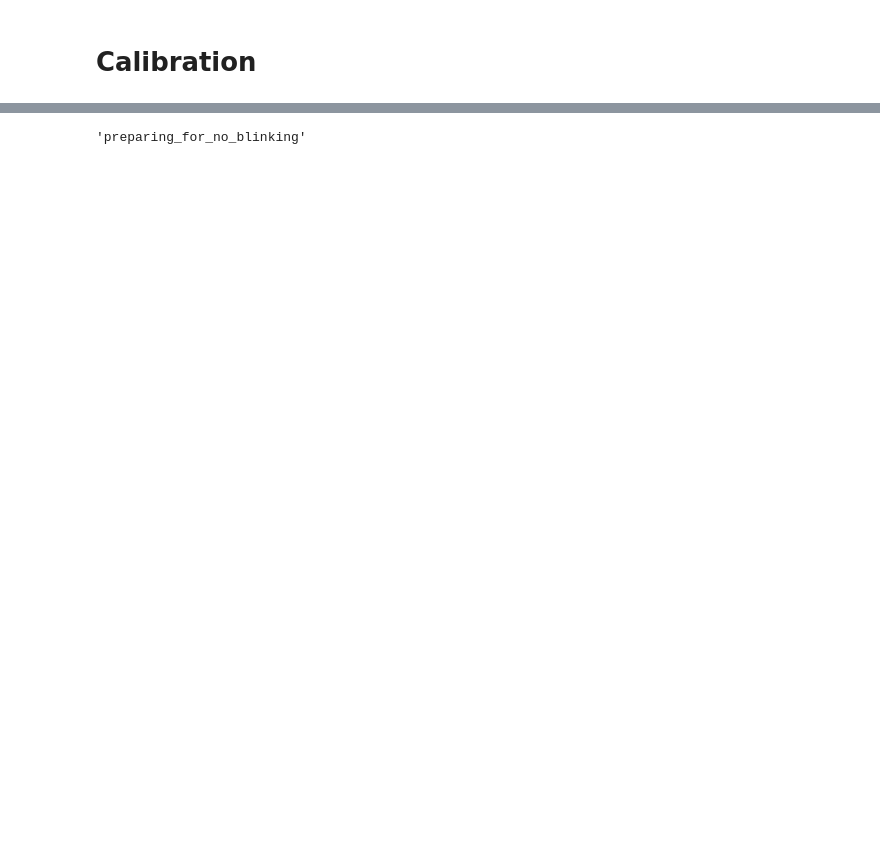
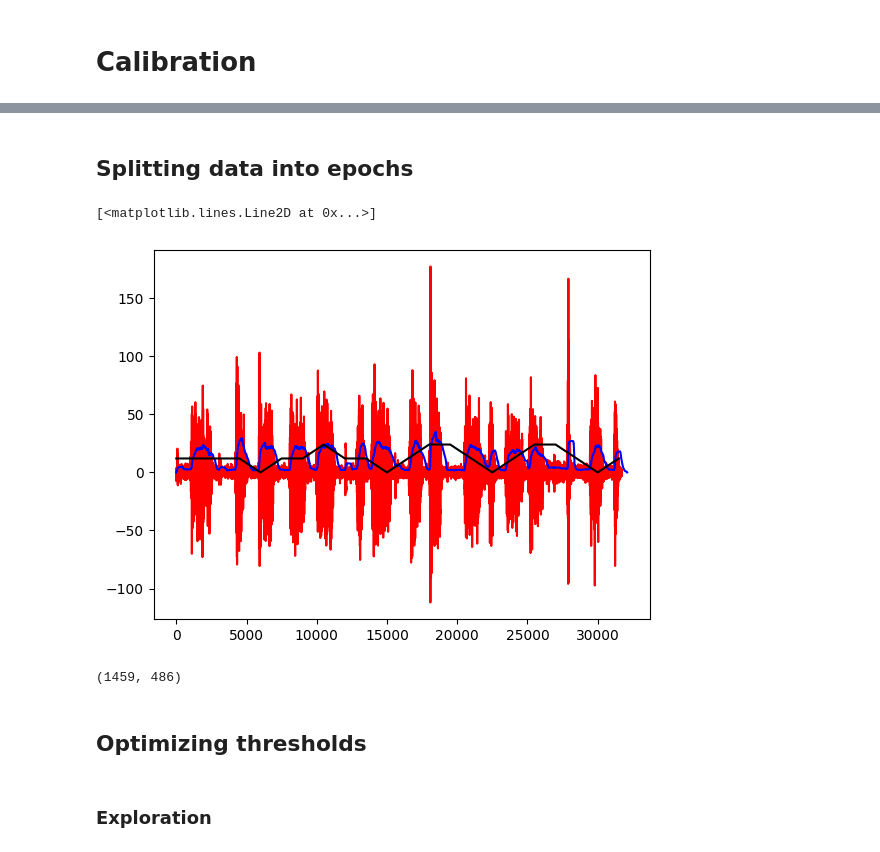
Before and after one commit to mgfallen/morse-with-callibri, a Jupyter notebook: core/calibration_research.ipynb, the cells around one changed output, grey strips where cells are left out. Drawn from its saved outputs; the diff is of its cells as text; code cells hidden in the pictures; blank space fills up the shorter version.

```diff
--- a/core/calibration_research.ipynb
+++ b/core/calibration_research.ipynb
@@ -174,4 +161,2 @@ plt.plot(range(len(data)), data)
-# %%
-data = [i if i > 0 else 0 for i in data]
 # %%
 data_origin = data.copy()
@@ -192,4 +180,2 @@ value_distribution = dict(zip(values, distribution))
 # %% [markdown]
 # Calibration
-# %%
-data_origin = data.copy()
@@ -327,4 +182,27 @@ def data_to_morse(data: list[float],
-# %%
-'PREPARING_FOR_NO_BLINKING'.lower()
-# %% [output]
-'preparing_for_no_blinking'
+# %%
+file_name = '/Users/st2/Desktop/Repositories/morse-with-callibri/core/test_data/мама мыла раму/260424200650165.edf'
+#f = pyedflib.EdfReader(file_name)
+data = f.readSignal(0)
+CALIBRATION_CODE = '.... ..-.. .--. .--. ..  .... .- ..- ...'.replace('.', '*')
+CALIBRATION_TRANSLATION = translate_from_morse(CALIBRATION_CODE)
+morse_symbol_to_class = {' ': 0, '*': 1, '-': 2}
+CALIBRATION_CODE_NUM = [morse_symbol_to_class[i] for i in CALIBRATION_CODE]
+# %%
+data = data[3300:35000]# in the beginning, patient was preparating, and after nearly the middle blinks were very inaccurate
+CALIBRATION_CODE = CALIBRATION_CODE[:22] # truncate inaccurate data
+# %% [markdown]
+## Splitting data into epochs
+# %%
+data = window_rms(data_origin[3300:35000], 400)
+plt.plot(range(len(data_origin[3300:35000])),data_origin[3300:35000], 'red')
+plt.plot(range(len(data)), data,'blue')
+plt.plot(np.array(range(len(CALIBRATION_CODE[:22])))* 1500, np.array(CALIBRATION_CODE_NUM[:22]) * 12, 'black')
+# %% [output]
+[<matplotlib.lines.Line2D at 0x...>]
+[figure, added]
+# %%
+EPOCH_TIME = len(data) // len(CALIBRATION_CODE)
+TIMING_ERROR = EPOCH_TIME//3
+EPOCH_TIME,TIMING_ERROR
+# %% [output]
+(1459, 486)
@@ -330,0 +213,4 @@ def data_to_morse(data: list[float],
+# %% [markdown]
+## Optimizing thresholds
+# %% [markdown]
+### Exploration
```
Also changed, not shown: parts of 35 cells of this notebook, 2 other files.
